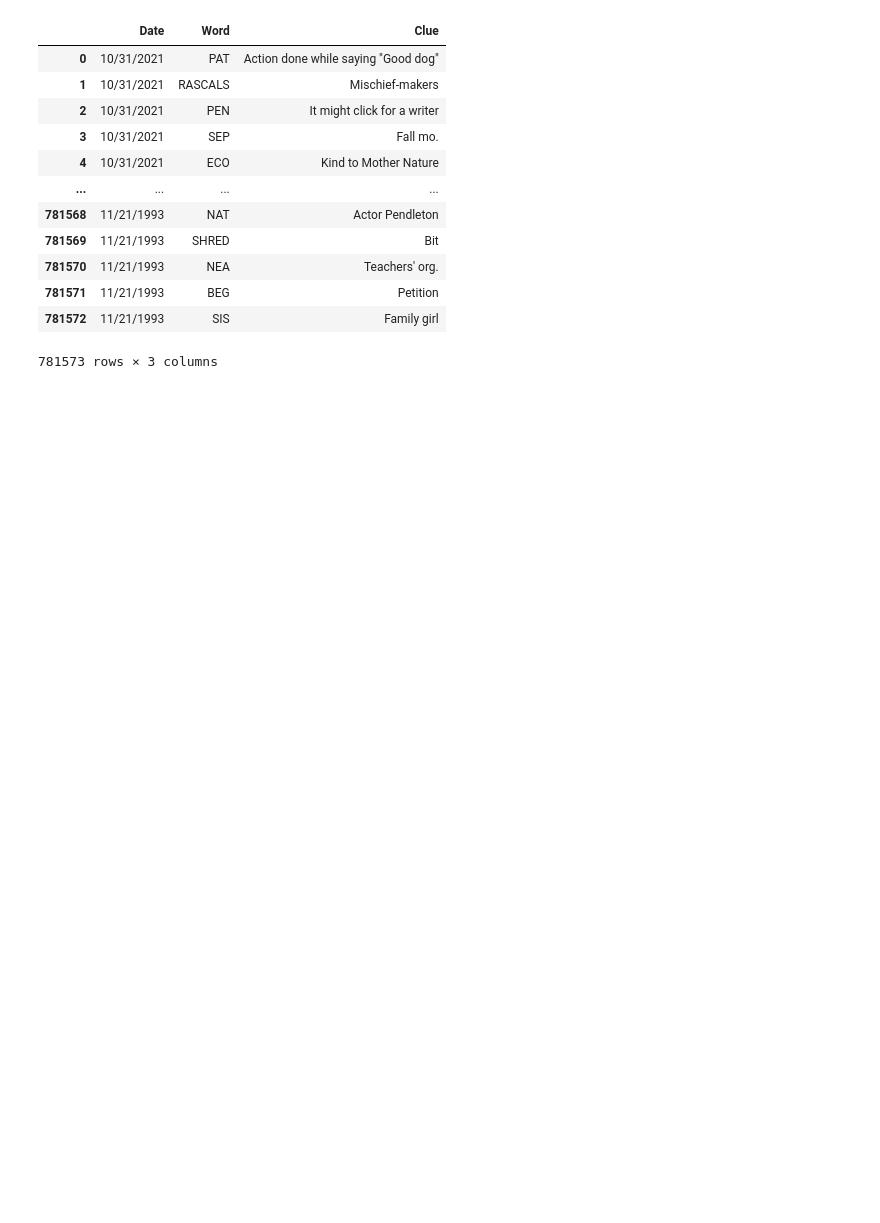
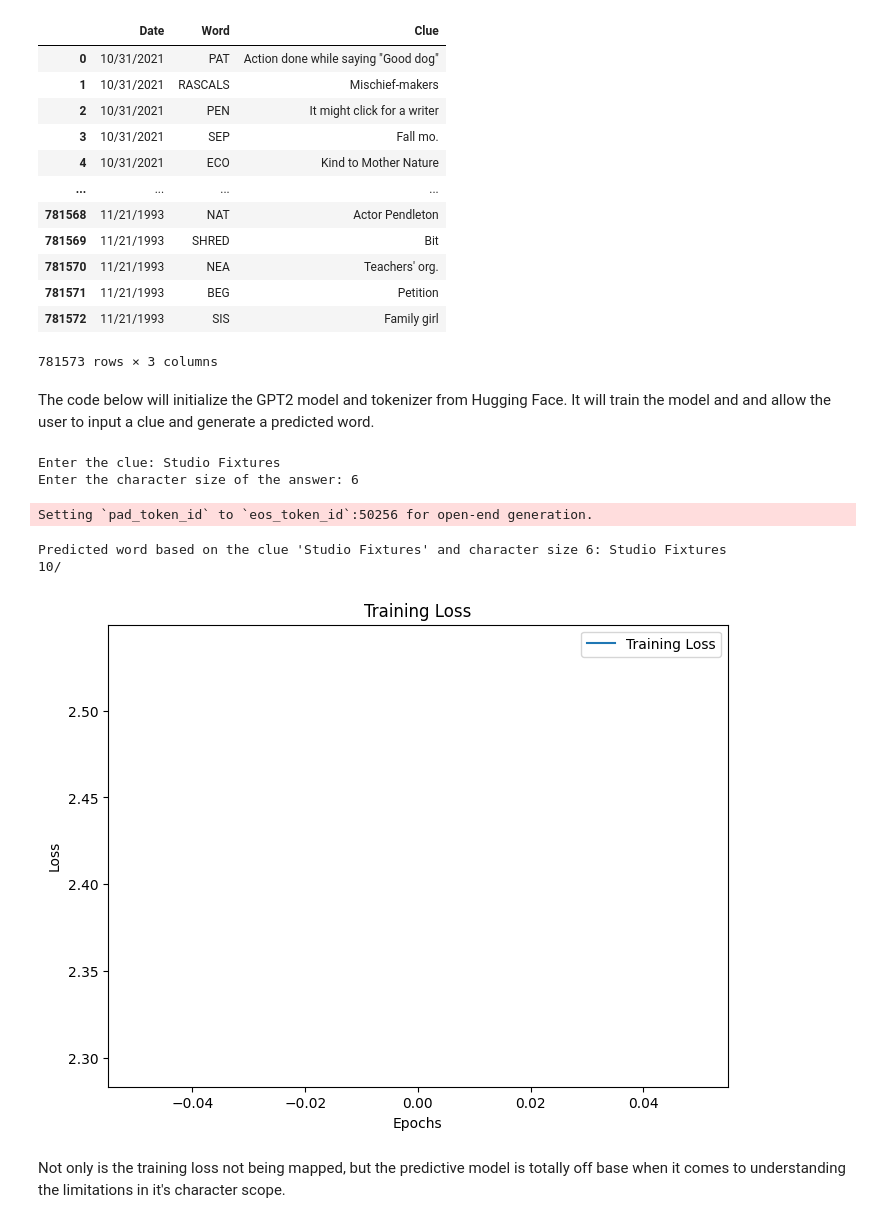
Before and after one commit to PGLavergne/NYTCrosswordPredicter, a Jupyter notebook: Part III/Project_Part_III.ipynb, the cells around one changed output. Drawn from its saved outputs; the diff is of its cells as text; code cells hidden in the pictures; blank space fills up the shorter version.

Commit message:
attempted to debug predictive model

```diff
--- a/Part III/Project_Part_III.ipynb
+++ b/Part III/Project_Part_III.ipynb
@@ -22,57 +22,86 @@ dataSet
 | 781571 | 11/21/1993 | BEG | Petition |
 | 781572 | 11/21/1993 | SIS | Family girl |
 781573 rows × 3 columns
+# %% [markdown]
+The code below will initialize the GPT2 model and tokenizer from Hugging Face. It will train the model and and allow the user to input a clue and generate a predicted word.
 # %%
 from transformers import GPT2LMHeadModel, GPT2Tokenizer, TextDataset, DataCollatorForLanguageModeling
 from torch.utils.data import DataLoader
 from tqdm.auto import tqdm
 import torch
+import matplotlib.pyplot as plt
+
 
 tokenizer = GPT2Tokenizer.from_pretrained('gpt2')
+tokenizer.pad_token = tokenizer.eos_token
 model = GPT2LMHeadModel.from_pretrained('gpt2')
 
 #my dataset
-dataSet_partial.to_csv('partial_dataset.csv', index=False)
 file_path = 'partial_dataset.csv'
 dataset = TextDataset(tokenizer=tokenizer, file_path=file_path, block_size=128)
 
 data_collator = DataCollatorForLanguageModeling(tokenizer=tokenizer, mlm=False)
 
-train_batch_size = 24
+train_batch_size = 20
 epochs = 3
 learning_rate = 5e-5
 
 train_loader = DataLoader(dataset, batch_size=train_batch_size, shuffle=True)
 
 optimizer = torch.optim.AdamW(model.parameters(), lr=learning_rate)
+train_losses = []
 
+#this code (that I got help creating from ChatGPT) checks if GPU is available
+#and uses it, if so. Greatly reduced runtime.
 device = torch.device("cuda" if torch.cuda.is_available() else "cpu")
 model.to(device)
 model.train()
 
 for epoch in range(epochs):
+    total_loss = 0
     for batch in tqdm(train_loader, desc=f"Epoch {epoch + 1}/{epochs}"):
         batch = batch.to(device)
         outputs = model(input_ids=batch, labels=batch)
         loss = outputs.loss
         loss.backward()
         optimizer.step()
         optimizer.zero_grad()
+        total_loss += loss.item()
 
 model.eval()
 
 input_clue = input("Enter the clue: ")
 input_size = int(input("Enter the character size of the answer: "))
 
 input_encoded = tokenizer(input_clue, return_tensors='pt', padding=True, truncation=True)
 
-# Generate prediction
+#generates prediction
 generated = model.generate(
     input_ids=input_encoded['input_ids'].to(model.device),
     attention_mask=input_encoded['attention_mask'].to(model.device),
     max_length=input_size,
     num_return_sequences=1
 )
 
 decoded_output = tokenizer.decode(generated[0], skip_special_tokens=True)
 print(f"Predicted word based on the clue '{input_clue}' and character size {input_size}: {decoded_output}")
+
+train_loss = total_loss / len(train_loader)
+train_losses.append(train_loss)
+
+plt.figure(figsize=(8, 6))
+plt.plot(train_losses, label='Training Loss')
+plt.xlabel('Epochs')
+plt.ylabel('Loss')
+plt.title('Training Loss')
+plt.legend()
+plt.show()
+# %% [output]
+Enter the clue: Studio Fixtures
+Enter the character size of the answer: 6
+Setting `pad_token_id` to `eos_token_id`:50256 for open-end generation.
+Predicted word based on the clue 'Studio Fixtures' and character size 6: Studio Fixtures
+10/
+[figure, added]
+# %% [markdown]
+Not only is the training loss not being mapped, but the predictive model is totally off base when it comes to understanding the limitations in it's character scope.
```
